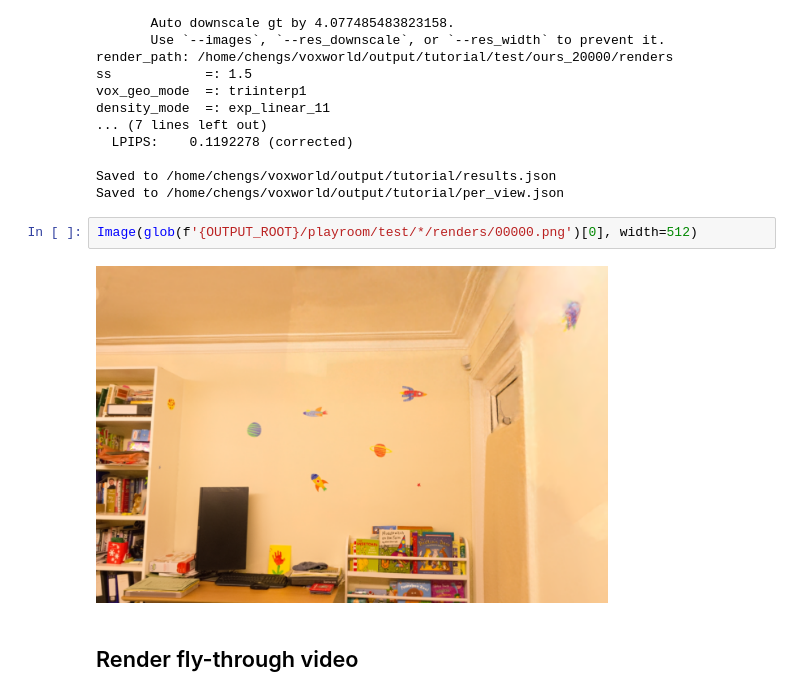
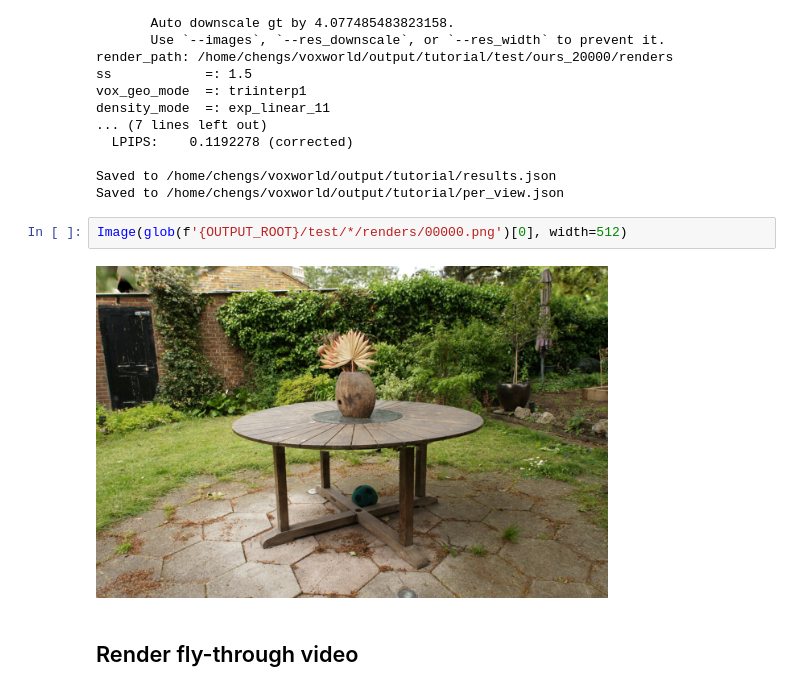
Before and after one commit to zb8c5ek/svraster, a Jupyter notebook: notebooks/example.ipynb, the cells around one changed output. Drawn from its saved outputs; the diff is of its cells as text.

```diff
--- a/notebooks/example.ipynb
+++ b/notebooks/example.ipynb
@@ -205,9 +205,9 @@ density_mode  =: exp_linear_11
 Saved to /home/chengs/voxworld/output/tutorial/results.json
 Saved to /home/chengs/voxworld/output/tutorial/per_view.json
 # %%
-Image(glob(f'{OUTPUT_ROOT}/playroom/test/*/renders/00000.png')[0], width=512)
+Image(glob(f'{OUTPUT_ROOT}/test/*/renders/00000.png')[0], width=512)
 # %% [output]
-[figure, old version]
+[figure, new version]
 # %% [markdown]
 ## Render fly-through video
 # %%
```
Also changed, not shown: parts of 1 cell of this notebook.
